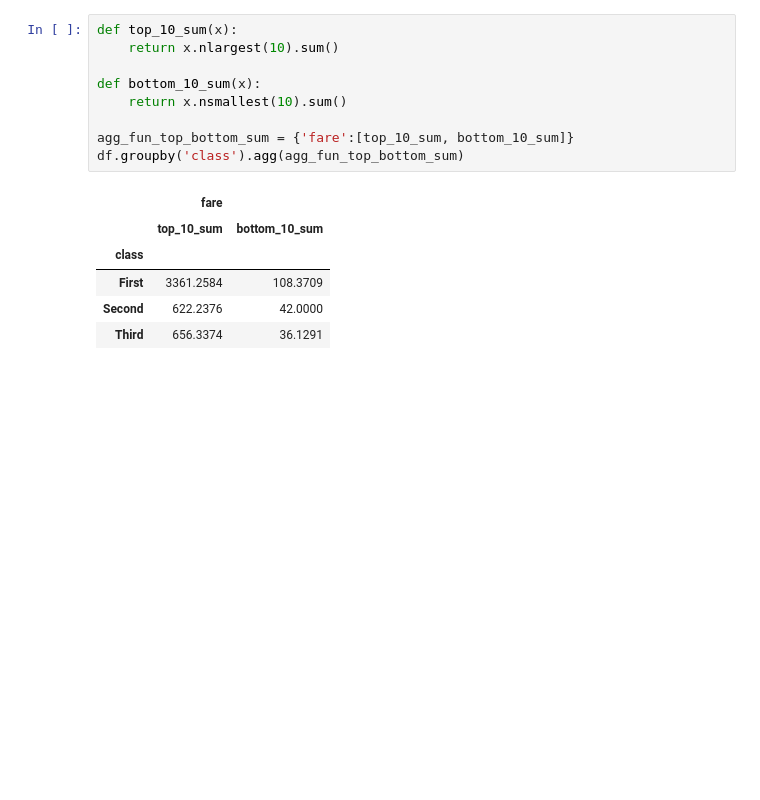
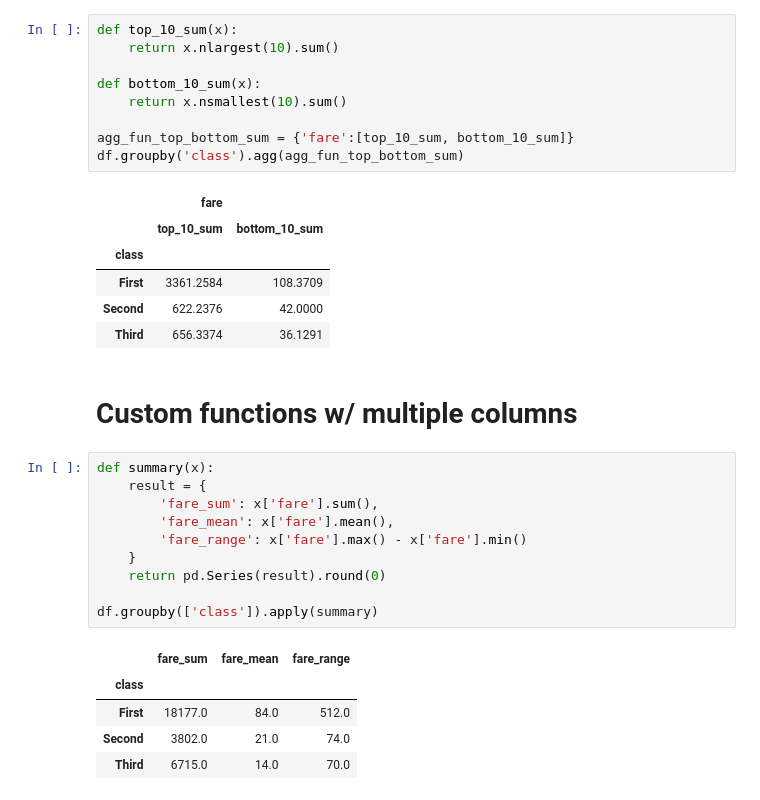
Before and after one commit to umeshraj/pbpython_pandas_group_agg, a Jupyter notebook: pd_gp_agg.ipynb, the cells around one changed output. Drawn from its saved outputs; the diff is of its cells as text; blank space fills up the shorter version.

Commit message:
Using apply instead of agg to pass df

```diff
--- a/pd_gp_agg.ipynb
+++ b/pd_gp_agg.ipynb
@@ -254,3 +254,21 @@ df.groupby('class').agg(agg_fun_top_bottom_sum)
 | First | 3361.2584 | 108.3709 |
 | Second | 622.2376 | 42.0000 |
 | Third | 656.3374 | 36.1291 |
+# %% [markdown]
+# Custom functions w/ multiple columns
+# %%
+def summary(x):
+    result = {
+        'fare_sum': x['fare'].sum(),
+        'fare_mean': x['fare'].mean(),
+        'fare_range': x['fare'].max() - x['fare'].min()
+    }
+    return pd.Series(result).round(0)
+
+df.groupby(['class']).apply(summary)
+# %% [output]
+|  | fare_sum | fare_mean | fare_range |
+| class |  |  |  |
+| First | 18177.0 | 84.0 | 512.0 |
+| Second | 3802.0 | 21.0 | 74.0 |
+| Third | 6715.0 | 14.0 | 70.0 |
```
